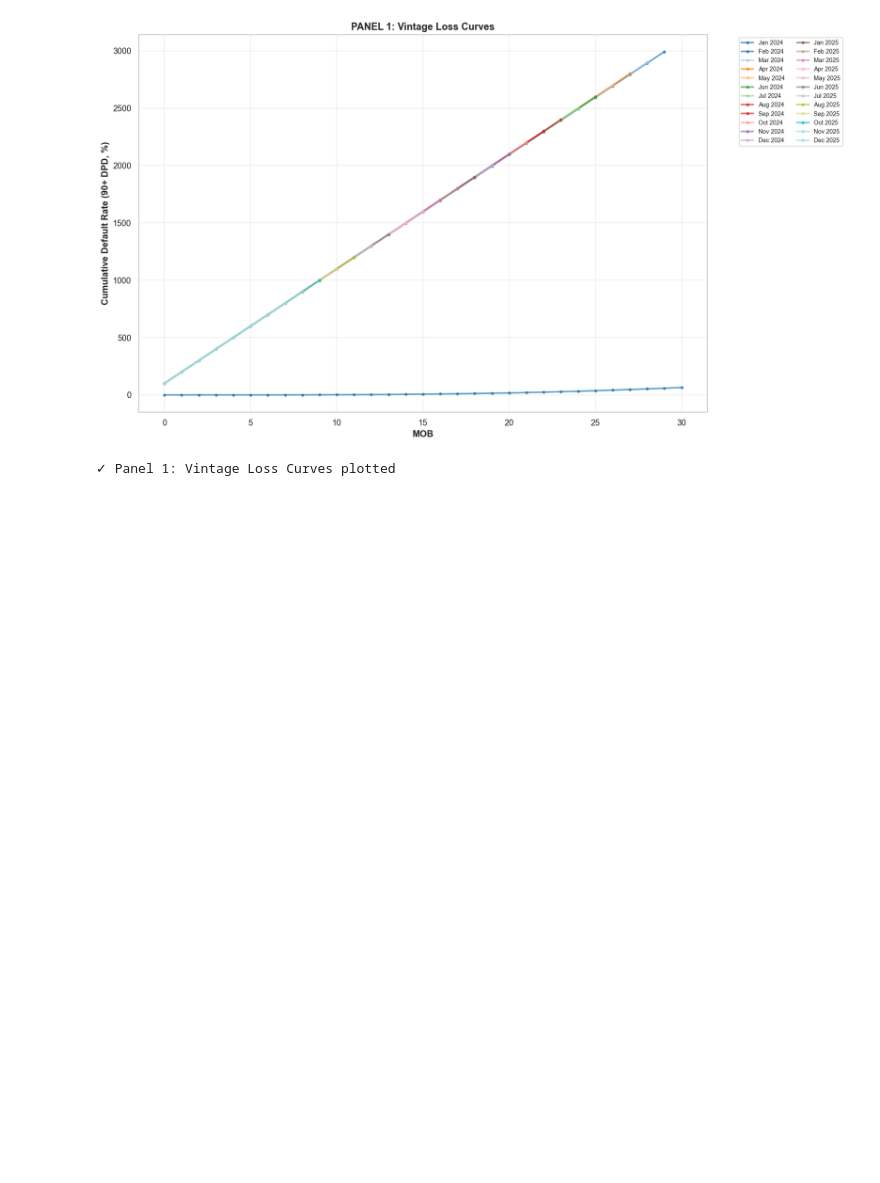
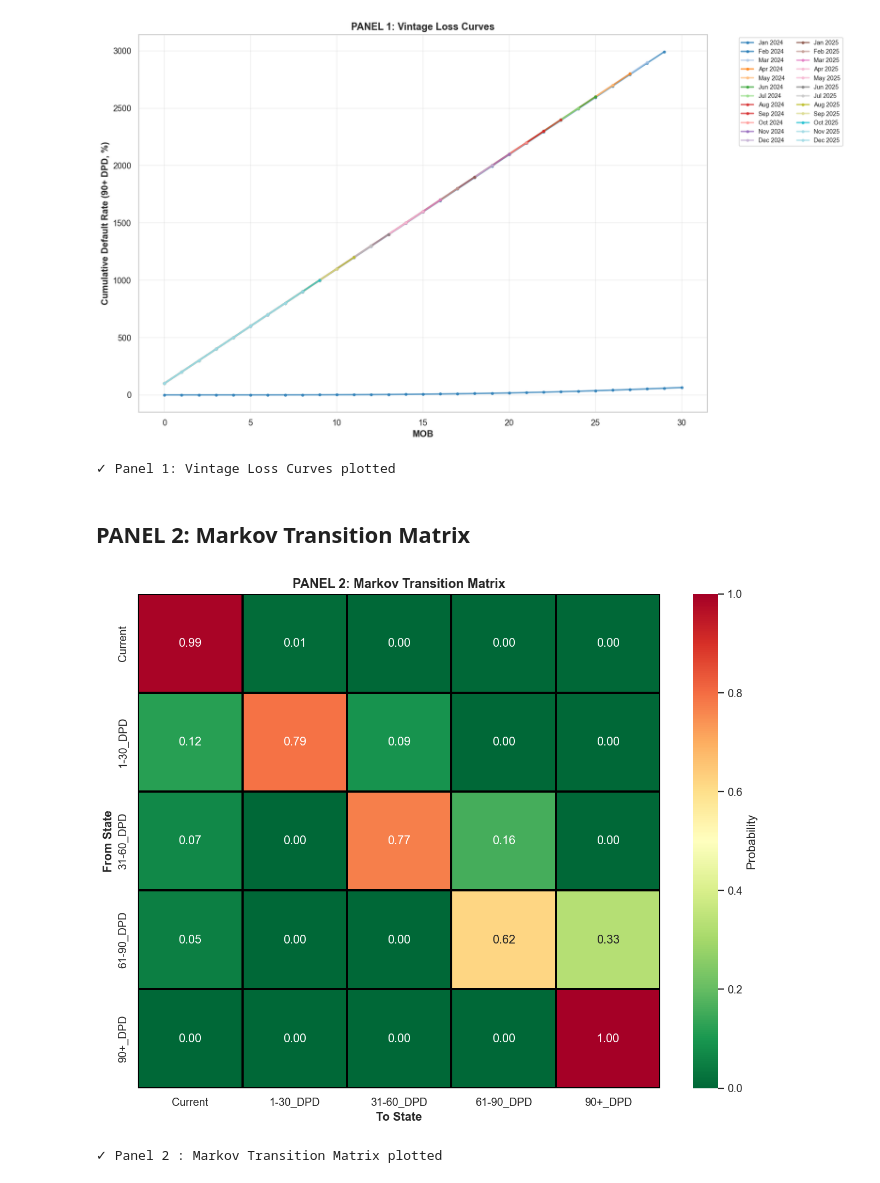
Before and after one commit to kariuki392/DataAnalysisProject26-Monthly-Loan-Portfolio-Roll-Rate-Vintage-Analysis-Engine, a Jupyter notebook: notebooks/LoanPortfolioRollRate&VintageAnalysisEngine.ipynb, the cells around one changed output. Cells and saved outputs as stored; diff of their text form; code cells hidden in the pictures; blank space fills up the shorter version.

```diff
--- a/notebooks/LoanPortfolioRollRate&VintageAnalysisEngine.ipynb
+++ b/notebooks/LoanPortfolioRollRate&VintageAnalysisEngine.ipynb
@@ -87,7 +85,6 @@ Panel data: 1,949,688 rows | 99,984 unique loans
 # %% [markdown]
 # Vintage curves & transitions
 # %%
-panel_df['Default_30Plus'] = panel_df['DPD_State'].isin(['31-60_DPD', '61-90_DPD', '90+_DPD']).astype(int)
 panel_df['Default_90Plus'] = (panel_df['DPD_State'] == '90+_DPD').astype(int)
 
 vintage_curves = panel_df.groupby(['Vintage_Month', 'MOB']).agg({'Loan_ID': 'count', 'Default_90Plus': 'sum'}).reset_index()
@@ -105,7 +102,10 @@ for loan_id, group in panel_df.sort_values(['Loan_ID', 'Snapshot_Month']).groupb
 
 transition_counts = pd.crosstab(pd.DataFrame(transitions)['From'], pd.DataFrame(transitions)['To'])
 for s in states:
-    if s not in transition_counts.index: transition_counts.loc[s] = 0
-    if s not in transition_counts.columns: transition_counts[s] = 0
+    if s not in transition_counts.index:
+        transition_counts.loc[s] = 0
+    if s not in transition_counts.columns:
+        transition_counts[s] = 0
+
 transition_counts = transition_counts.reindex(index=states, columns=states, fill_value=0)
 transition_matrix = transition_counts.div(transition_counts.sum(axis=1), axis=0).fillna(0)
@@ -165,3 +202,20 @@ print('✓ Panel 1: Vintage Loss Curves plotted')
 # %% [output]
 [figure]
 ✓ Panel 1: Vintage Loss Curves plotted
+# %% [markdown]
+## PANEL 2: Markov Transition Matrix
+# %%
+fig, ax = plt.subplots(figsize=(10, 8))
+sns.heatmap(transition_matrix.round(2), annot=True, fmt='.2f', cmap='RdYlGn_r',
+            cbar_kws={'label': 'Probability'}, linewidths=2, linecolor='black',
+            xticklabels=states, yticklabels=states, ax=ax, vmin=0, vmax=1)
+ax.set_xlabel('To State', fontweight='bold', fontsize=12)
+ax.set_ylabel('From State', fontweight='bold', fontsize=12)
+ax.set_title('PANEL 2: Markov Transition Matrix', fontweight='bold', fontsize=13)
+plt.tight_layout()
+plt.show()
+plt.close()
+print('✓ Panel 2 : Markov Transition Matrix plotted')
+# %% [output]
+[figure, added]
+✓ Panel 2 : Markov Transition Matrix plotted
```
Also changed, not shown: parts of 4 cells of this notebook.
